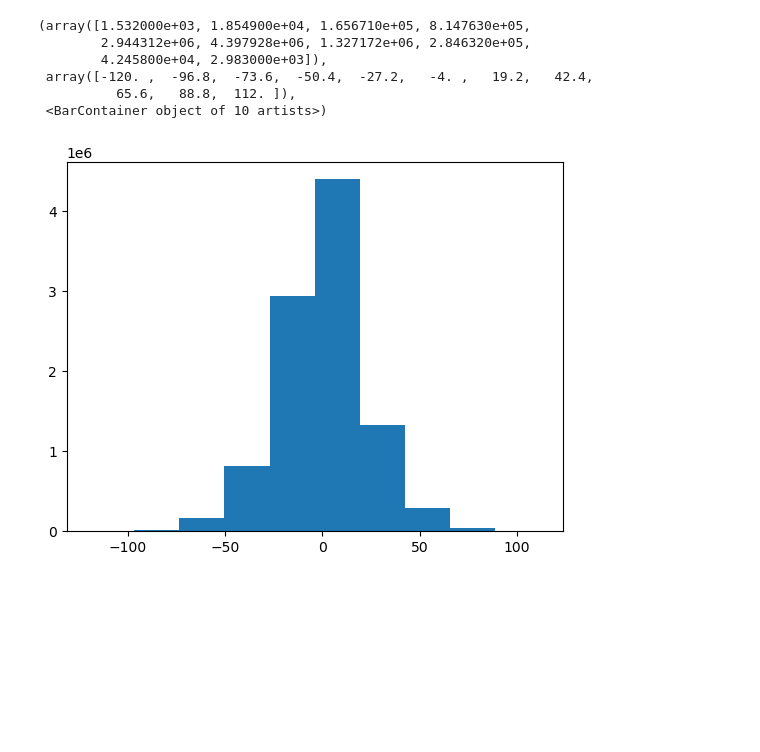
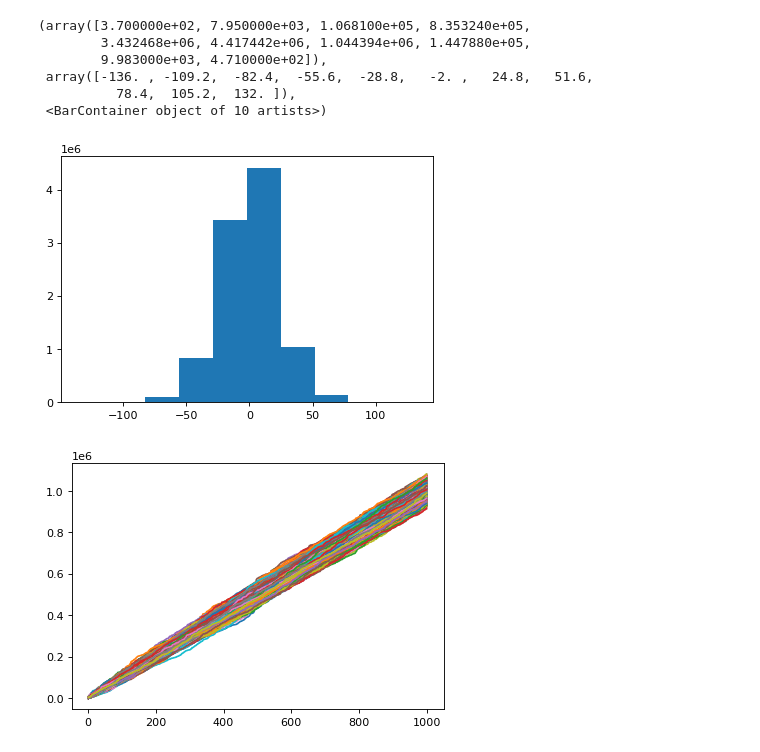
Before and after one commit to dsgiitr/lecture-assignments-y23, a Jupyter notebook: shorya/pre_lecture_stats_1/pre_lecture_1_shorya.ipynb, the cells around one changed output. Saved outputs shown, nothing was run; the diff lists cells and outputs as text; code cells hidden in the pictures; blank space fills up the shorter version.

```diff
--- a/shorya/pre_lecture_stats_1/pre_lecture_1_shorya.ipynb
+++ b/shorya/pre_lecture_stats_1/pre_lecture_1_shorya.ipynb
@@ -1,18 +1,30 @@
 # %%
 import numpy as np
 from matplotlib import pyplot as plt
 b=[]
 for i in range(0,10000):
     a=(np.random.randint(0,2,1000)*2-1).cumsum()
     b.append(a)
 b=np.array(b)
 b=b.flatten()
+plt.figure(figsize=(6,4), dpi=80)
 plt.hist(b)
 # %% [output]
-(array([1.532000e+03, 1.854900e+04, 1.656710e+05, 8.147630e+05,
-        2.944312e+06, 4.397928e+06, 1.327172e+06, 2.846320e+05,
-        4.245800e+04, 2.983000e+03]),
- array([-120. ,  -96.8,  -73.6,  -50.4,  -27.2,   -4. ,   19.2,   42.4,
-          65.6,   88.8,  112. ]),
+(array([3.700000e+02, 7.950000e+03, 1.068100e+05, 8.353240e+05,
+        3.432468e+06, 4.417442e+06, 1.044394e+06, 1.447880e+05,
+        9.983000e+03, 4.710000e+02]),
+ array([-136. , -109.2,  -82.4,  -55.6,  -28.8,   -2. ,   24.8,   51.6,
+          78.4,  105.2,  132. ]),
  <BarContainer object of 10 artists>)
-[figure, old version]
+[figure, new version]
+# %%
+x=[]
+for i in range(1,1001):
+    x.append(i)
+a=1000.0
+plt.figure(figsize=(6,4), dpi=80)
+for i in range(1,1000):
+    y=(np.random.exponential(scale=a, size=(1000,1))).cumsum()
+    plt.plot(x,y)
+# %% [output]
+[figure, added]
```
